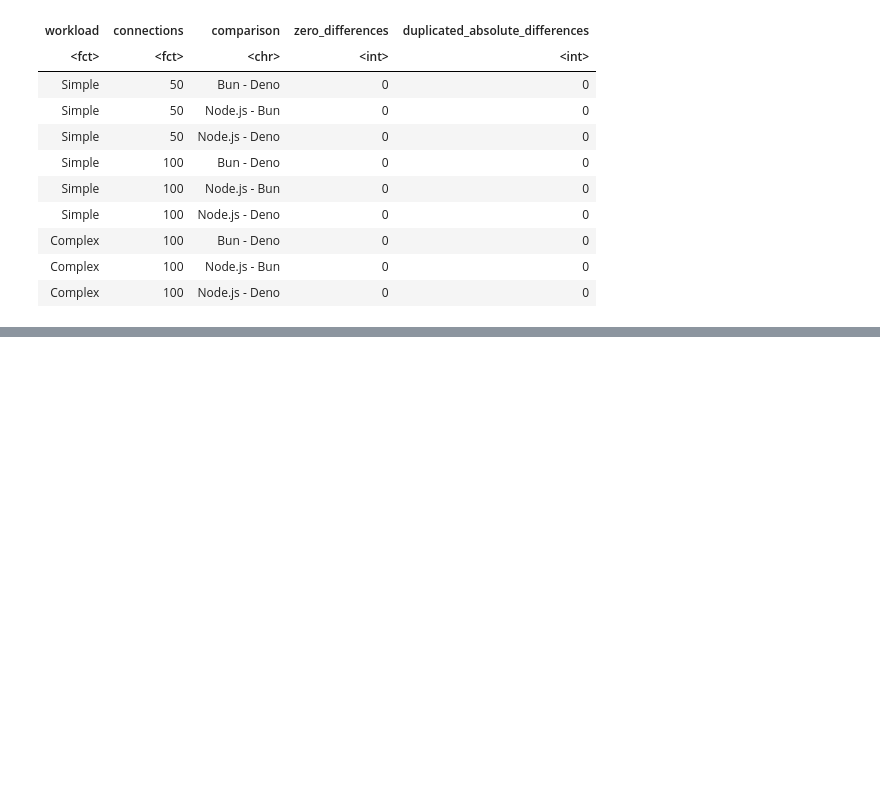
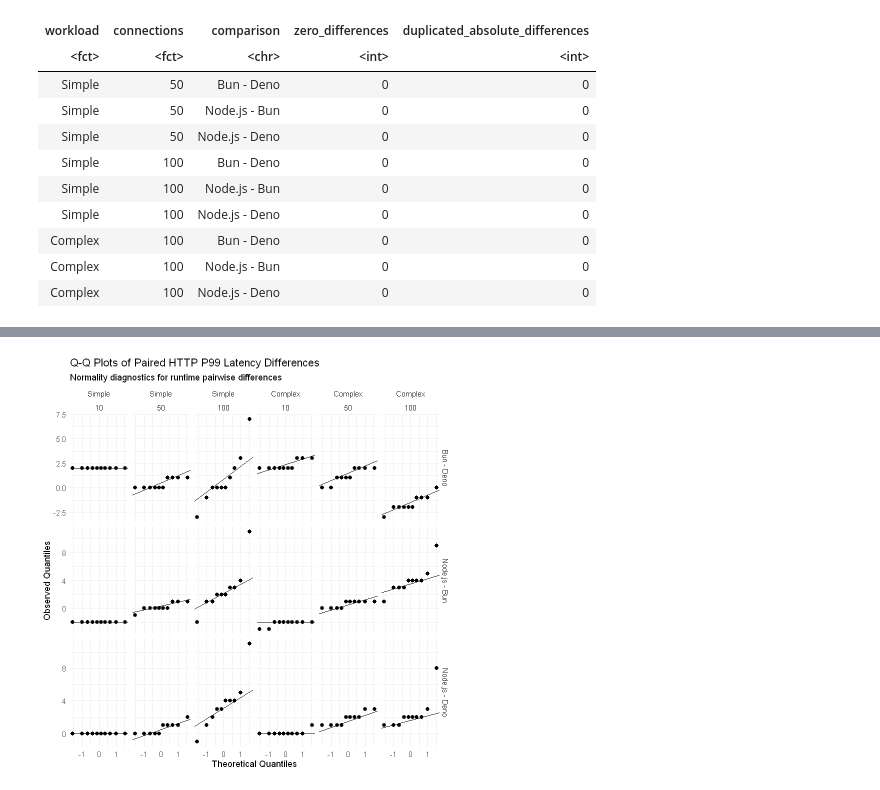
Before and after one commit to JosephFolorunsho/javascript-runtime-performance-study, a Jupyter notebook: notebooks/05_final_statistical_analysis.ipynb, the cells around one changed output, grey strips where cells are left out. Cells and saved outputs as stored; diff of their text form; code cells hidden in the pictures; blank space fills up the shorter version.

```diff
--- a/notebooks/05_final_statistical_analysis.ipynb
+++ b/notebooks/05_final_statistical_analysis.ipynb
@@ -1494,0 +2758,16 @@ A tibble: 18 × 11
+# %%
+http_p99_latency_wide <- http_final |>
+  select(
+    workload,
+    connections,
+    repetition,
+    runtime,
+    p99_latency_ms
+  ) |>
+  pivot_wider(
+    names_from = runtime,
+    values_from = p99_latency_ms
+  )
+
+dim(http_p99_latency_wide)
+colSums(is.na(http_p99_latency_wide))
@@ -1494,0 +2875,24 @@ A tibble: 18 × 11
+# %%
+# p99 latency Q-Q plot
+
+http_p99_latency_qq <- ggplot(
+  http_p99_latency_differences,
+  aes(sample = difference)
+) +
+  stat_qq(size = 1.8) +
+  stat_qq_line() +
+  facet_grid(
+    comparison ~ workload + connections,
+    scales = "free"
+  ) +
+  labs(
+    title = "Q-Q Plots of Paired HTTP P99 Latency Differences",
+    subtitle = "Normality diagnostics for runtime pairwise differences",
+    x = "Theoretical Quantiles",
+    y = "Observed Quantiles"
+  ) +
+  theme_minimal(base_size = 11)
+
+http_p99_latency_qq
+# %% [output]
+[figure, added]
```
Also changed, not shown: parts of 62 cells of this notebook.
